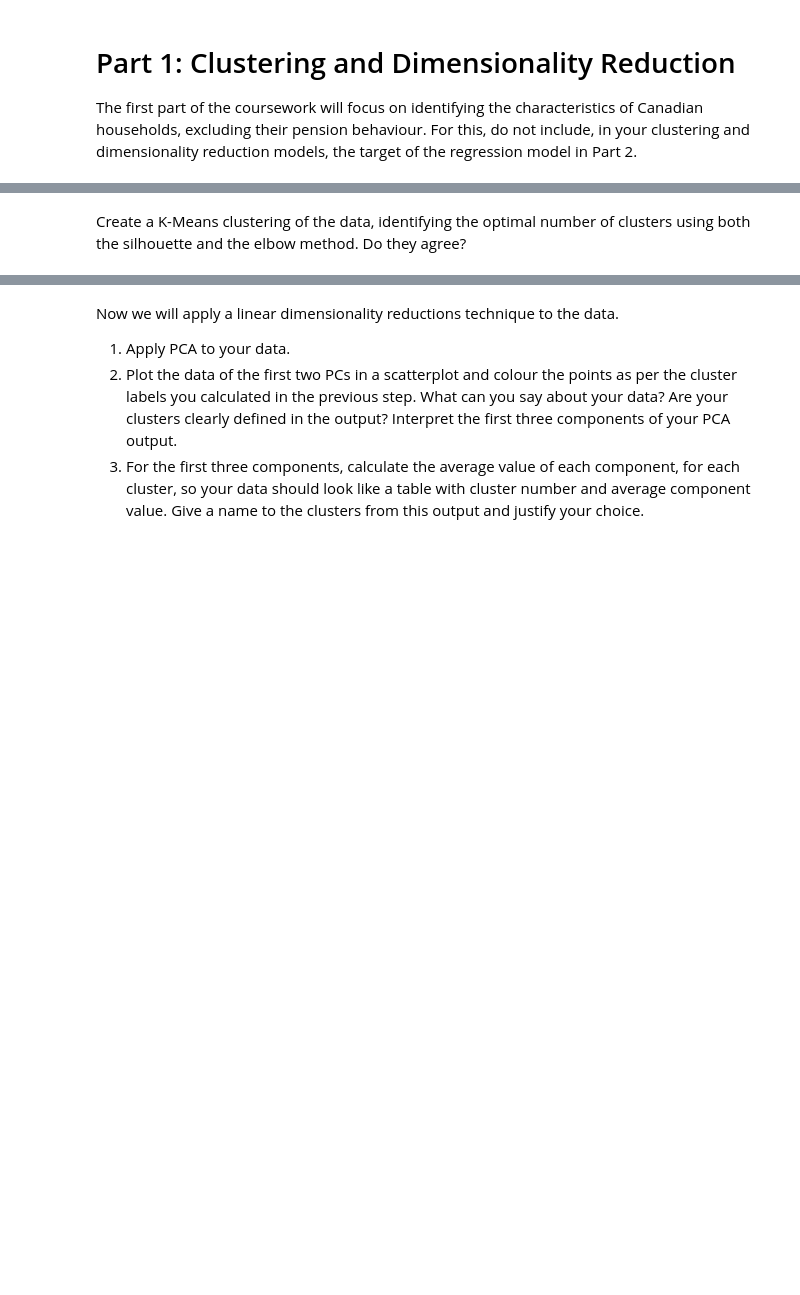
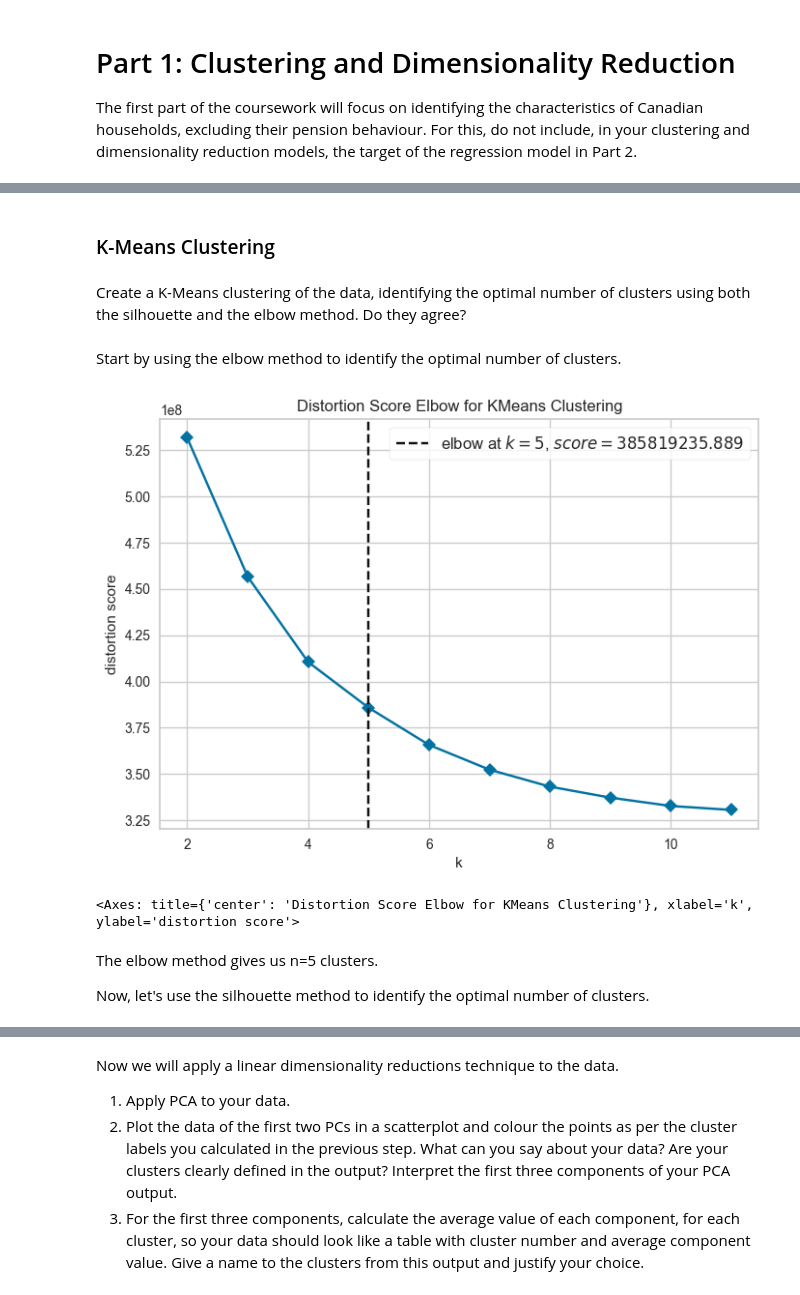
Before and after one commit to noahkostesku/CanadianHouseholdAnalysis, a Jupyter notebook: CanadianHouseholdAnalysis.ipynb, the cells around one changed output, grey strips where cells are left out. Drawn from its saved outputs; the diff is of its cells as text; code cells hidden in the pictures; blank space fills up the shorter version.

Commit message:
- Started clustering

```diff
--- a/CanadianHouseholdAnalysis.ipynb
+++ b/CanadianHouseholdAnalysis.ipynb
@@ -246,0 +240,14 @@ and apply a clustering algorithm over the full data.
+# %%
+# Define the scaler
+scaler = StandardScaler()
+
+# Fit the scaler to the data
+scaler.fit(cleaned_df)
+
+# Transform the data
+scaled_data = scaler.transform(cleaned_df)
+
+# Convert the scaled data back to a DataFrame
+scaled_df = pd.DataFrame(scaled_data, columns=cleaned_df.columns)
+
+scaled_df.head()
@@ -247,3 +262,5 @@ and apply a clustering algorithm over the full data.
+# %% [markdown]
+<h3>K-Means Clustering</h3>
 # %% [markdown]
 Create a K-Means clustering of the data, identifying the optimal number of
 clusters using both the silhouette and the elbow method. Do they agree?
@@ -257,0 +267,22 @@ clusters using both the silhouette and the elbow method. Do they agree?
+# %% [markdown]
+<p>Start by using the elbow method to identify the optimal number of clusters.</p>
+# %%
+# Initialize KClusterer
+KClusterer = KMeans(n_clusters=3,
+                    verbose=0,
+                    random_state=2025)
+# Use KElbowVisualizer to find optimal number of clusters
+visualizer = KElbowVisualizer(KClusterer, # Cluster model with any parameters you need
+                              k=(2,12),   # Number of clusters to test (2 to 12 in this case)
+                              locate_elbow=True, # Locate the elbow? Default is true.
+                              timings=False # Plot the timings to train?
+                             )
+
+visualizer.fit(scaled_df)       # Fit the data to the visualizer
+visualizer.show()        # Finalize and render the figure
+# %% [output]
+[figure, added]
+<Axes: title={'center': 'Distortion Score Elbow for KMeans Clustering'}, xlabel='k', ylabel='distortion score'>
+# %% [markdown]
+<p>The elbow method gives us n=5 clusters.</p>
+<p>Now, let's use the silhouette method to identify the optimal number of clusters.</p>
```
Also changed, not shown: parts of 7 cells of this notebook.
